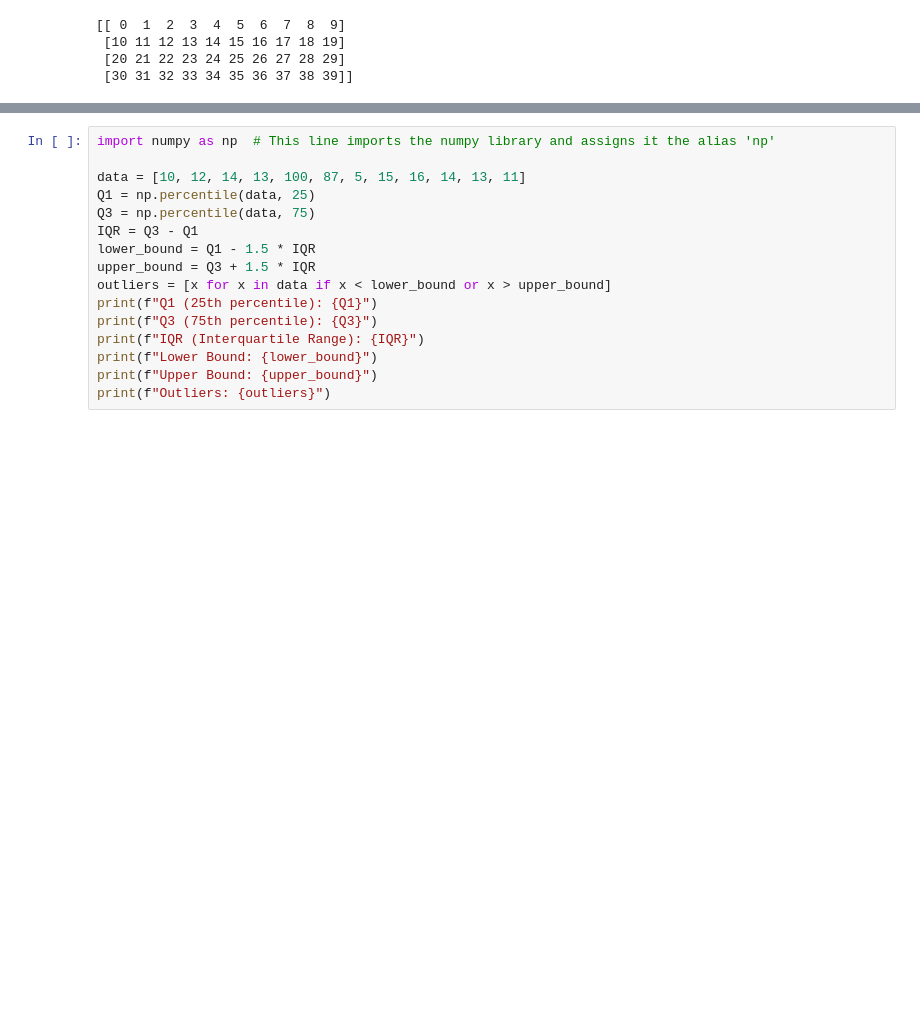
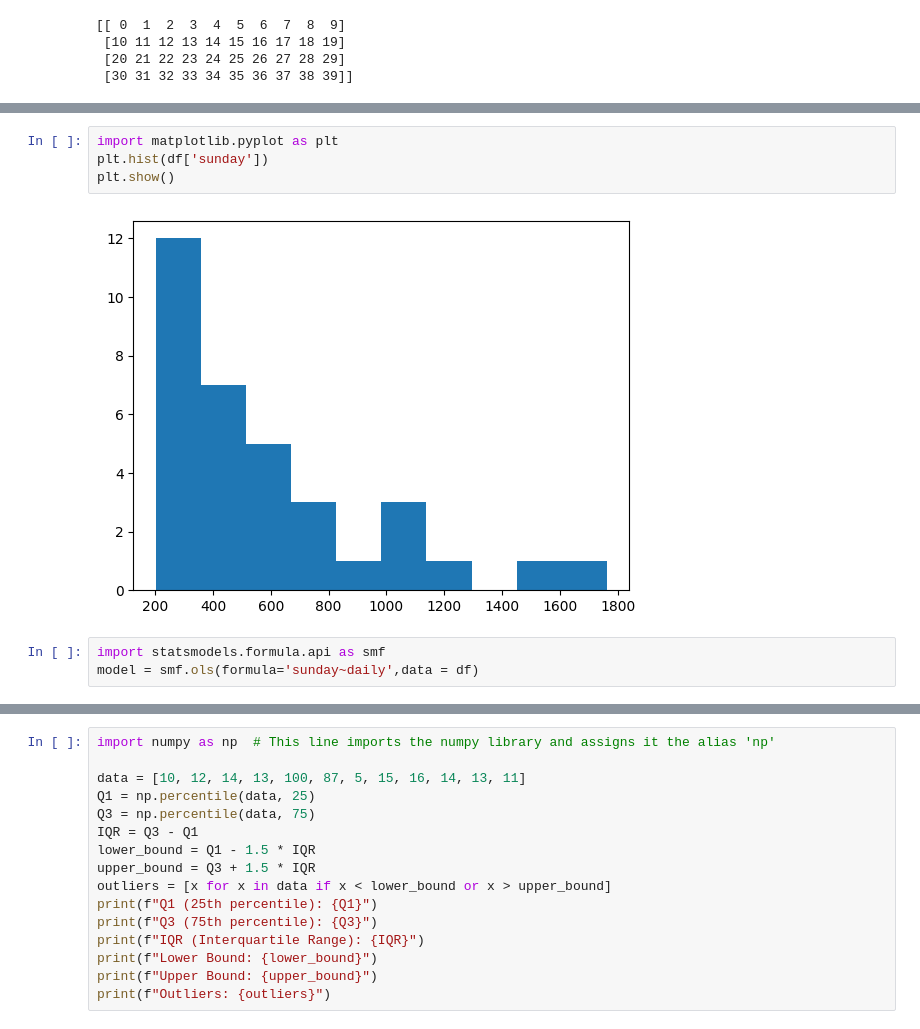
Before and after one commit to TARUN965/ML_with_flask, a Jupyter notebook: TARUN.ipynb, the cells around one changed output, grey strips where cells are left out. Cells and saved outputs as stored; diff of their text form; blank space fills up the shorter version.

```diff
--- a/TARUN.ipynb
+++ b/TARUN.ipynb
@@ -21,0 +50,9 @@ ValueError: x and y must have same first dimension, but have shapes (11,) and (1
+# %%
+import matplotlib.pyplot as plt
+plt.hist(df['sunday'])
+plt.show()
+# %% [output]
+[figure, added]
+# %%
+import statsmodels.formula.api as smf
+model = smf.ols(formula='sunday~daily',data = df)
```
Also changed, not shown: parts of 7 cells of this notebook.
